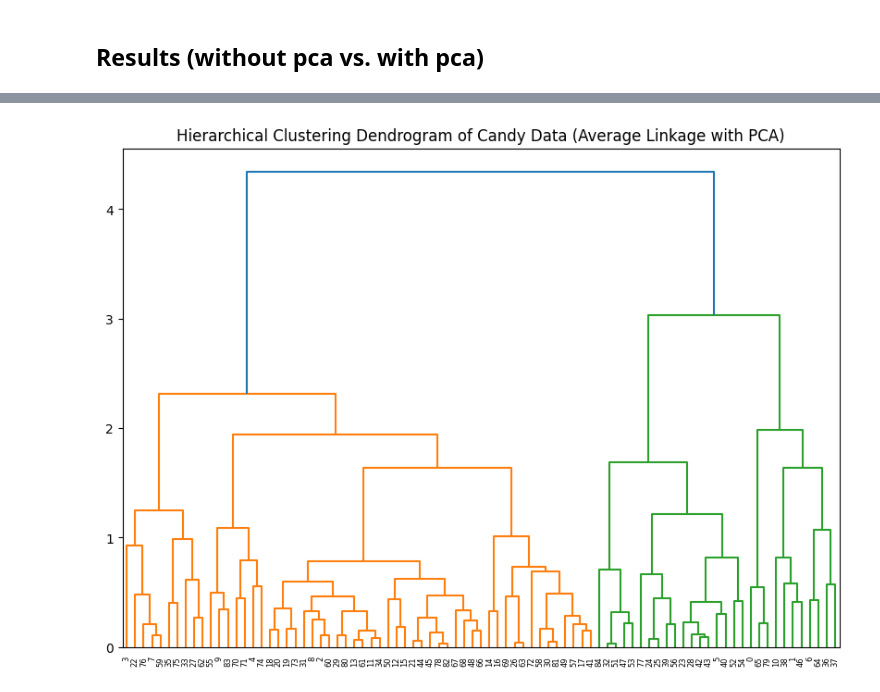
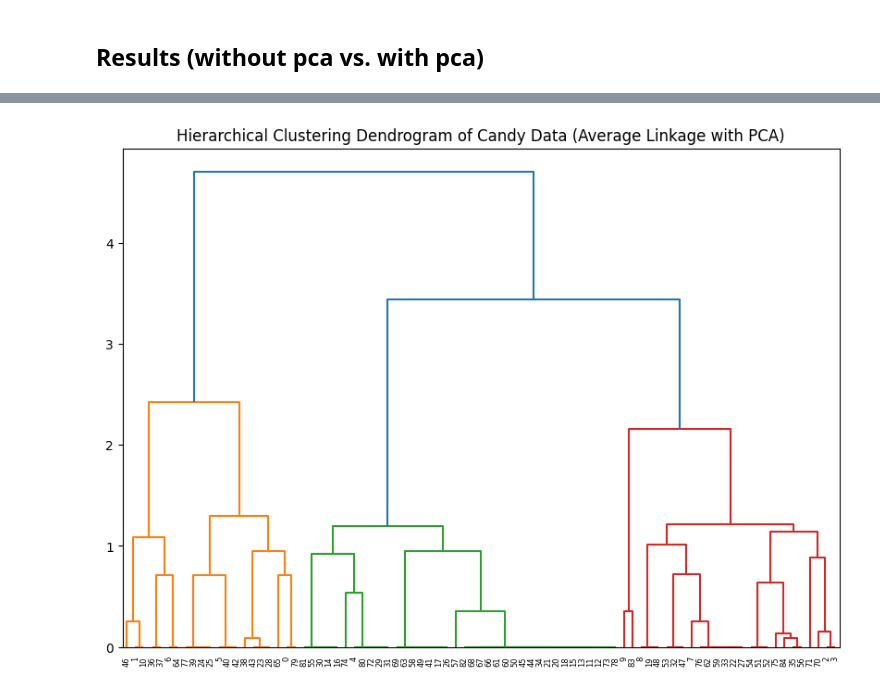
Before and after one commit to MartinFarres/HalloweenCandy-Heirarchical-Clustering, a Jupyter notebook: candy_Heirarchical_Clustering.ipynb, the cells around one changed output, grey strips where cells are left out. Cells and saved outputs as stored; diff of their text form; code cells hidden in the pictures.

```diff
--- a/candy_Heirarchical_Clustering.ipynb
+++ b/candy_Heirarchical_Clustering.ipynb
@@ -42,7 +68,7 @@ None
 # %%
 from sklearn.preprocessing import StandardScaler
 
-df_numeric = df_candy.drop('competitorname', axis=1)
+df_numeric = df_candy.drop(['competitorname', 'sugarpercent', 'pricepercent', 'winpercent'], axis=1)
 
 scaler = StandardScaler()
 df_scaled = pd.DataFrame(scaler.fit_transform(df_numeric), columns=df_numeric.columns)
@@ -159,9 +185,13 @@ from sklearn.decomposition import PCA
 from scipy.cluster.hierarchy import linkage, dendrogram
 import matplotlib.pyplot as plt
 
+# Drop winpercent, sugarpercent and pricepercent for PCA
+df_numeric_pca = df_candy.drop(['competitorname', 'sugarpercent', 'pricepercent', 'winpercent'], axis=1)
+df_scaled_pca = pd.DataFrame(scaler.fit_transform(df_numeric_pca), columns=df_numeric_pca.columns)
+
 # Apply PCA
 pca = PCA(n_components=2)
-df_pca = pca.fit_transform(df_scaled)
+df_pca = pca.fit_transform(df_scaled_pca)
 
 # Perform hierarchical clustering on PCA-transformed data
 linked_pca = linkage(df_pca, method='ward')
@@ -439,13 +489,25 @@ plt.show()
 # %%
 from scipy.cluster.hierarchy import linkage, dendrogram
 import matplotlib.pyplot as plt
+from sklearn.decomposition import PCA
+from sklearn.preprocessing import StandardScaler
+
+# Drop winpercent, sugarpercent and pricepercent for PCA and dendrogram
+df_numeric_pca_dendro = df_candy.drop(['competitorname', 'sugarpercent', 'pricepercent', 'winpercent'], axis=1)
+scaler_pca_dendro = StandardScaler()
+df_scaled_pca_dendro = pd.DataFrame(scaler_pca_dendro.fit_transform(df_numeric_pca_dendro), columns=df_numeric_pca_dendro.columns)
+
+# Apply PCA again after dropping columns
+pca_dendro = PCA(n_components=2)
+df_pca_dendro = pca_dendro.fit_transform(df_scaled_pca_dendro)
+
 
 # Dendrogram for 'average' linkage with PCA
-linked_average_pca = linkage(df_pca, method='average')
+linked_average_pca = linkage(df_pca_dendro, method='average')
 
 plt.figure(figsize=(10, 7))
 dendrogram(linked_average_pca)
 plt.title("Hierarchical Clustering Dendrogram of Candy Data (Average Linkage with PCA)")
 plt.show()
 # %% [output]
-[figure, old version]
+[figure, new version]
```
Also changed, not shown: parts of 26 cells of this notebook.
